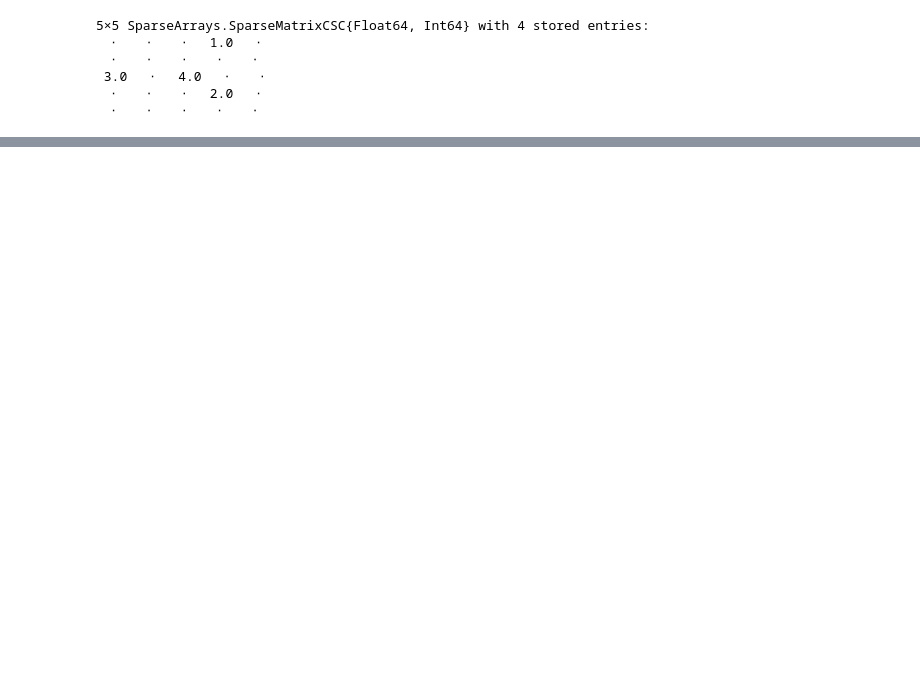
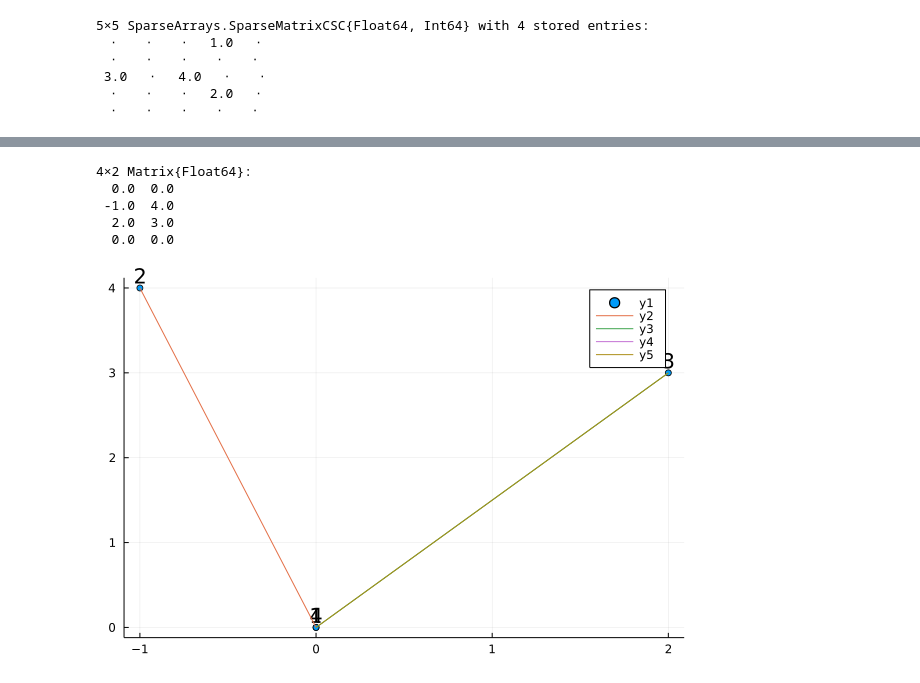
Before and after one commit to realdragonturtle/num-mat, a Jupyter notebook: src/dn2/nb.ipynb, the cells around one changed output, grey strips where cells are left out. Drawn from its saved outputs; the diff is of its cells as text; code cells hidden in the pictures; blank space fills up the shorter version.

```diff
--- a/src/dn2/nb.ipynb
+++ b/src/dn2/nb.ipynb
@@ -304,0 +290,22 @@ lastindex(s, 1)
+# %%
+fixed = [2, 3]
+notfixed = collect(1:A.n)
+deleteat!(notfixed, fixed)
+Af = zeros(A.n-length(fixed), A.n-length(fixed))
+cf = zeros(A.n, 2)
+cf[fixed, :] = cord[fixed, :]
+display(cf)
+zx = -(A * cf[:, 1])#[notfixed]
+zy = -(A * cf[:, 2])#[notfixed]
+display(zx)
+# j = 1
+# for i=1:A.n
+#     if i ∉ fixed
+#         Af[j, :] = copy(A[i, notfixed])
+#         j += 1
+#     end
+# end
+Af = matrika(copy(A))#[:, notfixed]))
+Af[:, fixed] = zeros(A.n, length(fixed))
+# Af = matrika(Af)
+Af
@@ -304,0 +348,23 @@ lastindex(s, 1)
+# %%
+# cf[notfixed, 1] = x
+# cf[notfixed, 2] = y
+cf
+# %% [output]
+4×2 Matrix{Float64}:
+  0.0  0.0
+ -1.0  4.0
+  2.0  3.0
+  0.0  0.0
+# %%
+ncord = deepcopy(cf)
+scatter(ncord[:, 1], ncord[:, 2], series_annotations = text.(1:length(ncord), :bottom))
+for i=1:A.n
+    for j=1:A.m
+        if A[i, j] > 0 && i < j
+            plot!(ncord[[i, j], 1], ncord[[i, j], 2])
+        end
+    end
+end
+display(plot!())
+# %% [output]
+[figure, added]
```
Also changed, not shown: parts of 16 cells of this notebook, 2 other files.
